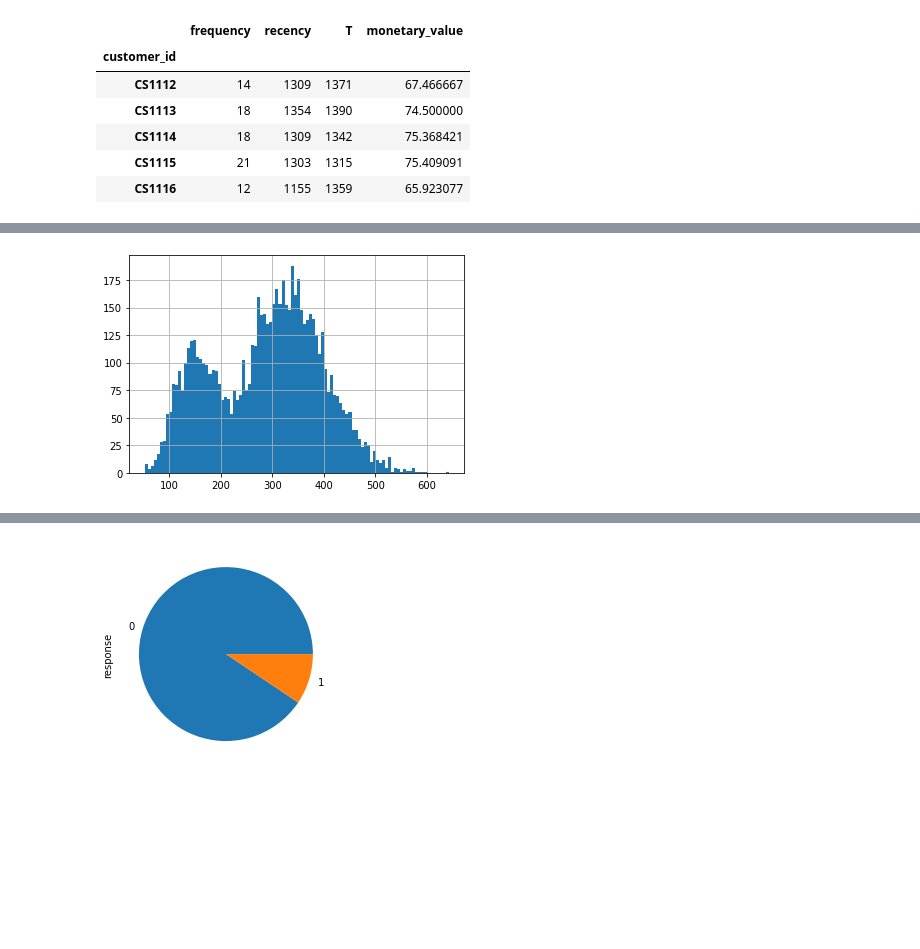
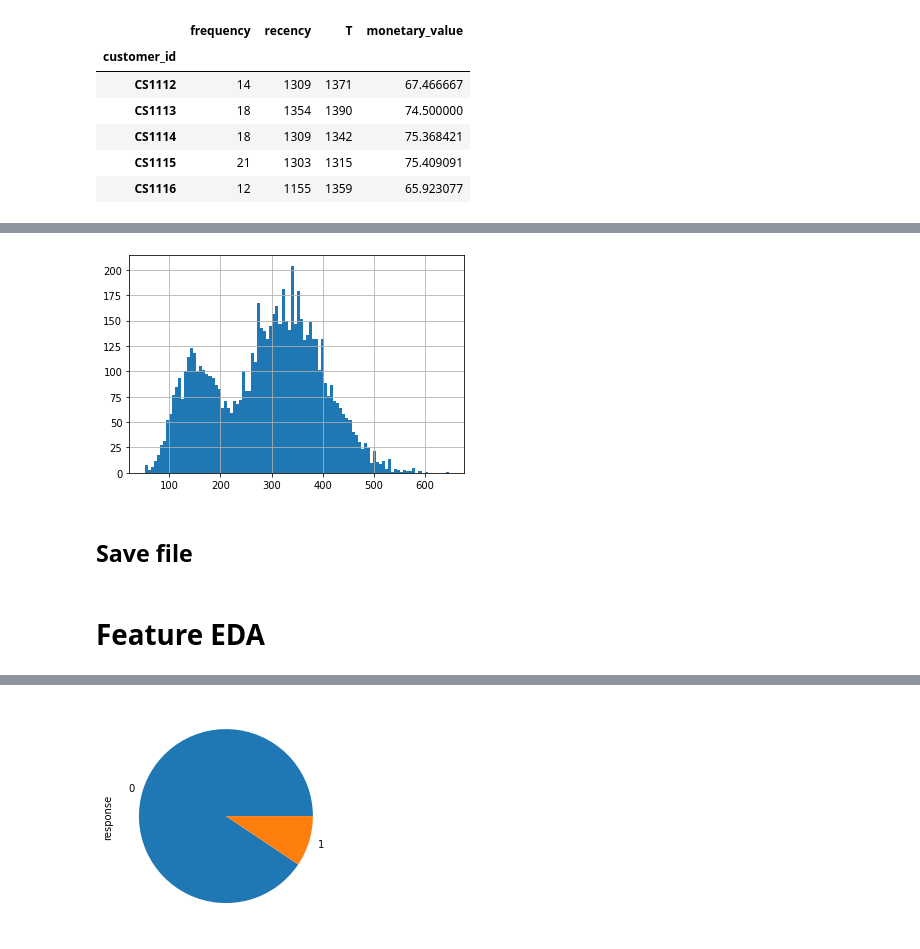
Before and after one commit to tanatiem/BADS7105-CRM-Analytics, a Jupyter notebook: Homework 08 - Campaign Response Model/hw08_campaign_response_model.ipynb, the cells around one changed output, grey strips where cells are left out. Drawn from its saved outputs; the diff is of its cells as text; code cells hidden in the pictures; blank space fills up the shorter version.

```diff
--- a/Homework 08 - Campaign Response Model/hw08_campaign_response_model.ipynb
+++ b/Homework 08 - Campaign Response Model/hw08_campaign_response_model.ipynb
@@ -258,7 +256,8 @@ plt.show();
 # %%
 from sklearn.mixture import GaussianMixture
 
-data = df[['ticket_size']].copy()
+# data = df[['ticket_size']].copy() # not using LTD, maybe
+data = df[['avg_spend_24m']].copy()
 gm = GaussianMixture(n_components=2, random_state=random_state).fit(data)
 labels = gm.predict(data)
 prob = gm.predict_proba(data)
@@ -308,7 +310,7 @@ data.head(5)
 # %%
 from lifetimes import BetaGeoFitter
 
-bgf = BetaGeoFitter(penalizer_coef=.04)
+bgf = BetaGeoFitter(penalizer_coef=.05)
 bgf.fit(data['frequency'], data['recency'], data['T'])
 bgf.summary
 # %% [output]
@@ -325,13 +327,15 @@ df['expected_num_trans_1y'].hist(bins=100);
 # %%
 from lifetimes import GammaGammaFitter
 
-ggf = GammaGammaFitter(penalizer_coef=0.04)
+ggf = GammaGammaFitter(penalizer_coef=0.05)
 ggf.fit(data['frequency'], data['monetary_value'])
 
 df['clv_1y'] = ggf.customer_lifetime_value(bgf, data['frequency'], data['recency'], data['T'], data['monetary_value'],
     time=12, # months
     discount_rate=0.01 # monthly discount rate ~ 12.7% annually
 )
 df['clv_1y'].hist(bins=100);
 # %% [output]
-[figure, old version]
+[figure, new version]
+# %% [markdown]
+## Save file
@@ -337,0 +344,2 @@ df['clv_1y'].hist(bins=100);
+# %% [markdown]
+# Feature EDA
```
Also changed, not shown: parts of 72 cells of this notebook.
